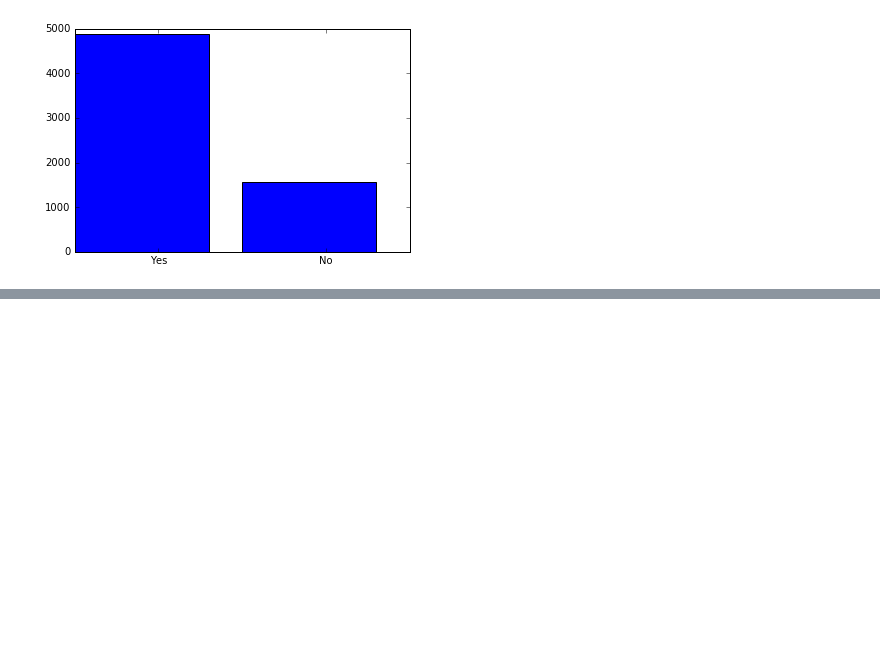
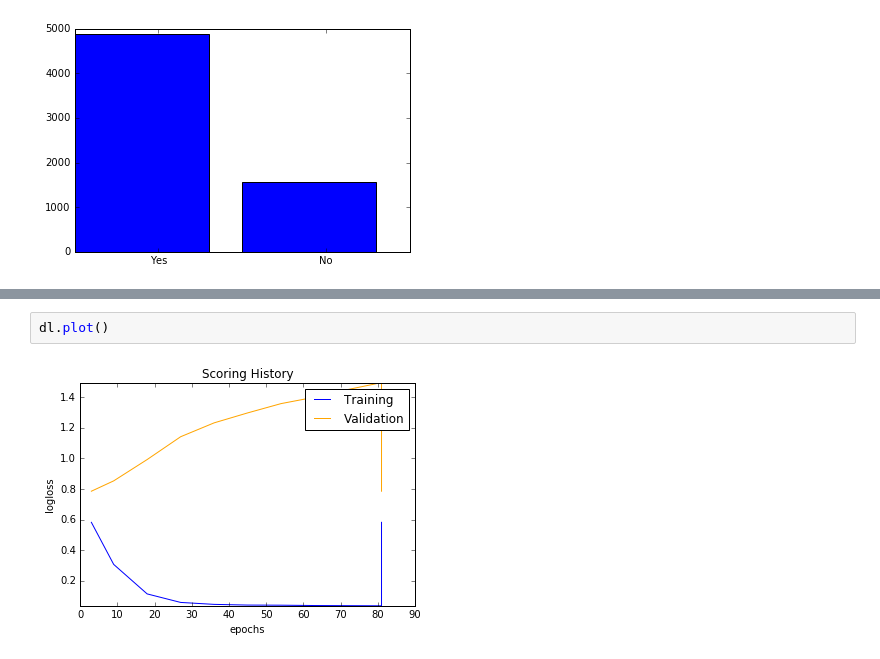
Before and after one commit to hamzafar/virtual_chat, a Jupyter notebook: Imbalance Class.ipynb, the cells around one changed output, grey strips where cells are left out. Drawn from its saved outputs; the diff is of its cells as text; blank space fills up the shorter version.

```diff
--- a/Imbalance Class.ipynb
+++ b/Imbalance Class.ipynb
@@ -43,0 +211,4 @@ len(tmp_df[tmp_df['answers_yn'] == 'No'].sample(frac=0.70, replace=True))
+# %%
+dl.plot()
+# %% [output]
+[figure, added]
```
Also changed, not shown: parts of 54 cells of this notebook.
